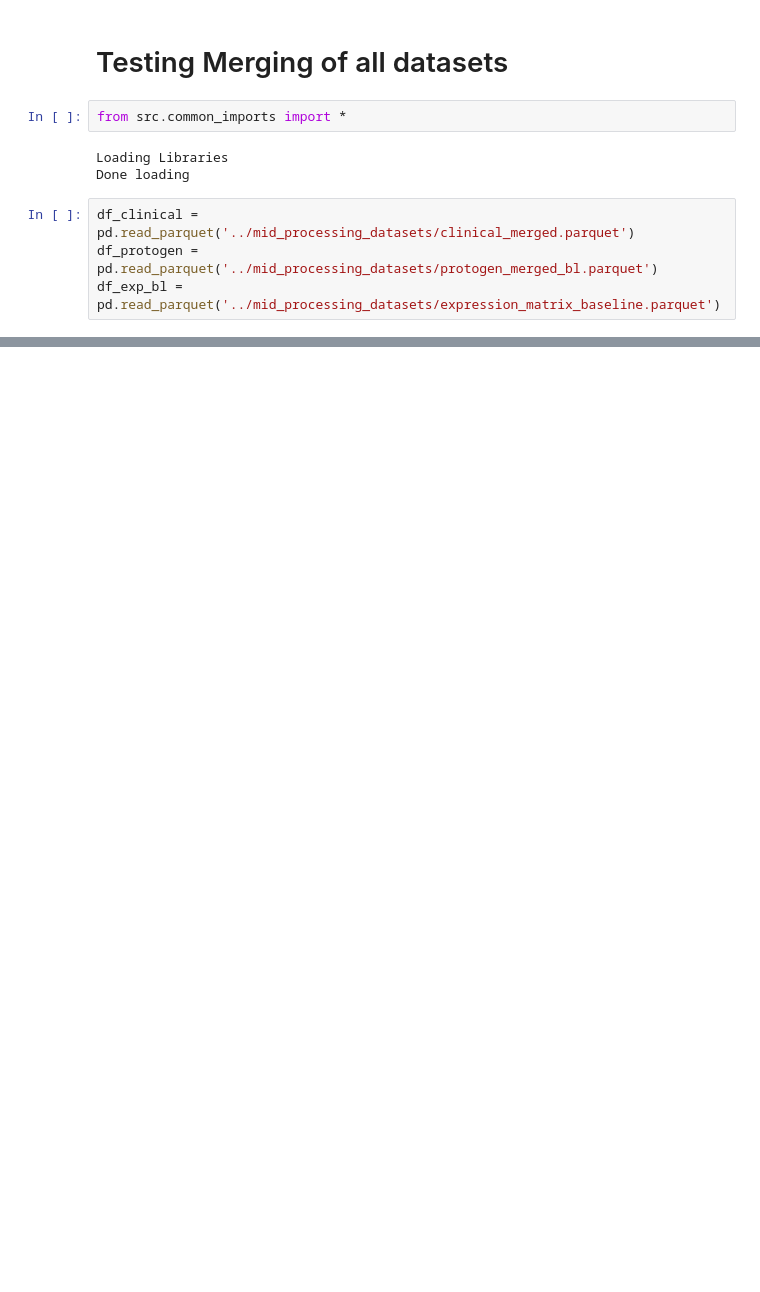
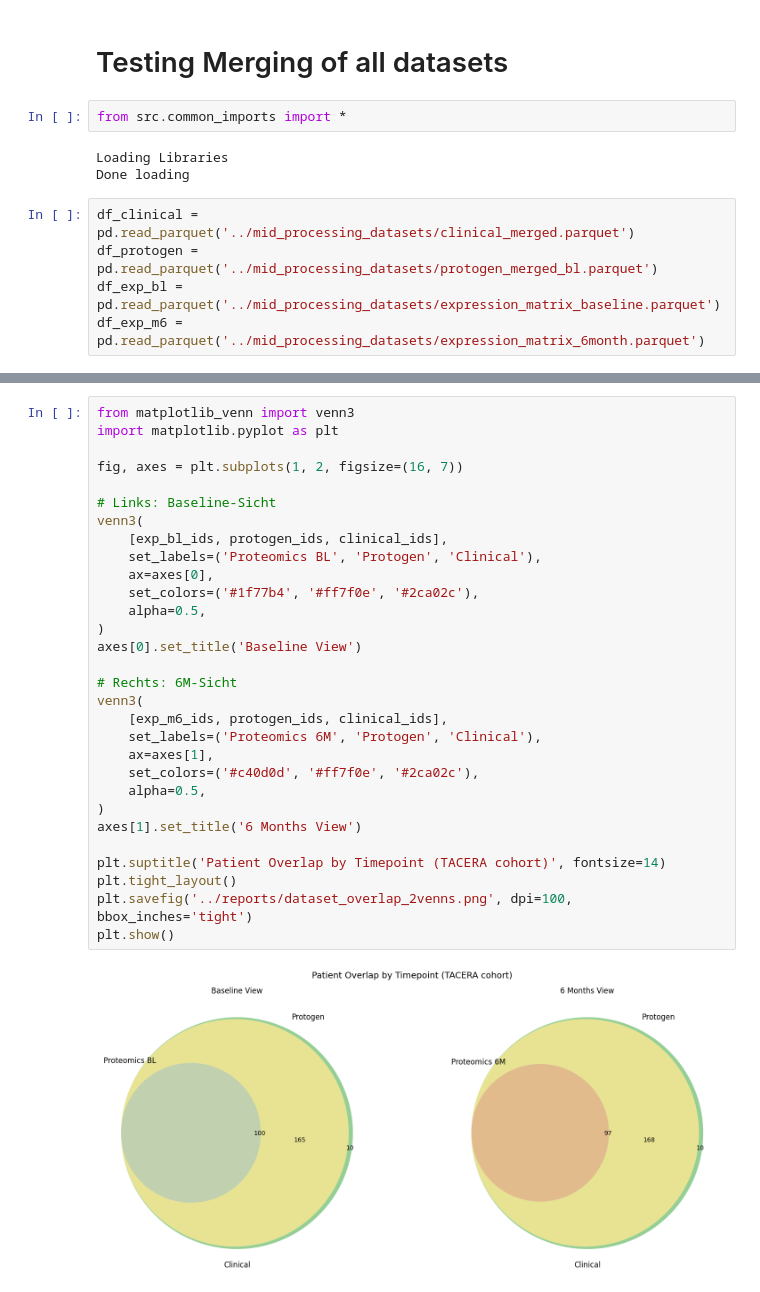
Before and after one commit to Roman0-5/RA-Map-EDA, a Jupyter notebook: notebooks/merging.ipynb, the cells around one changed output, grey strips where cells are left out. Drawn from its saved outputs; the diff is of its cells as text; blank space fills up the shorter version.

```diff
--- a/notebooks/merging.ipynb
+++ b/notebooks/merging.ipynb
@@ -9,4 +9,5 @@ Done loading
 df_clinical = pd.read_parquet('../mid_processing_datasets/clinical_merged.parquet')
 df_protogen = pd.read_parquet('../mid_processing_datasets/protogen_merged_bl.parquet')
 df_exp_bl = pd.read_parquet('../mid_processing_datasets/expression_matrix_baseline.parquet')
+df_exp_m6 = pd.read_parquet('../mid_processing_datasets/expression_matrix_6month.parquet')
 # %%
@@ -34,0 +74,32 @@ Only Clinical: 275
+# %%
+from matplotlib_venn import venn3
+import matplotlib.pyplot as plt
+
+fig, axes = plt.subplots(1, 2, figsize=(16, 7))
+
+# Links: Baseline-Sicht
+venn3(
+    [exp_bl_ids, protogen_ids, clinical_ids],
+    set_labels=('Proteomics BL', 'Protogen', 'Clinical'),
+    ax=axes[0],
+    set_colors=('#1f77b4', '#ff7f0e', '#2ca02c'),
+    alpha=0.5,
+)
+axes[0].set_title('Baseline View')
+
+# Rechts: 6M-Sicht
+venn3(
+    [exp_m6_ids, protogen_ids, clinical_ids],
+    set_labels=('Proteomics 6M', 'Protogen', 'Clinical'),
+    ax=axes[1],
+    set_colors=('#c40d0d', '#ff7f0e', '#2ca02c'),
+    alpha=0.5,
+)
+axes[1].set_title('6 Months View')
+
+plt.suptitle('Patient Overlap by Timepoint (TACERA cohort)', fontsize=14)
+plt.tight_layout()
+plt.savefig('../reports/dataset_overlap_2venns.png', dpi=100, bbox_inches='tight')
+plt.show()
+# %% [output]
+[figure, added]
```
Also changed, not shown: parts of 9 cells of this notebook, 13 other files.
